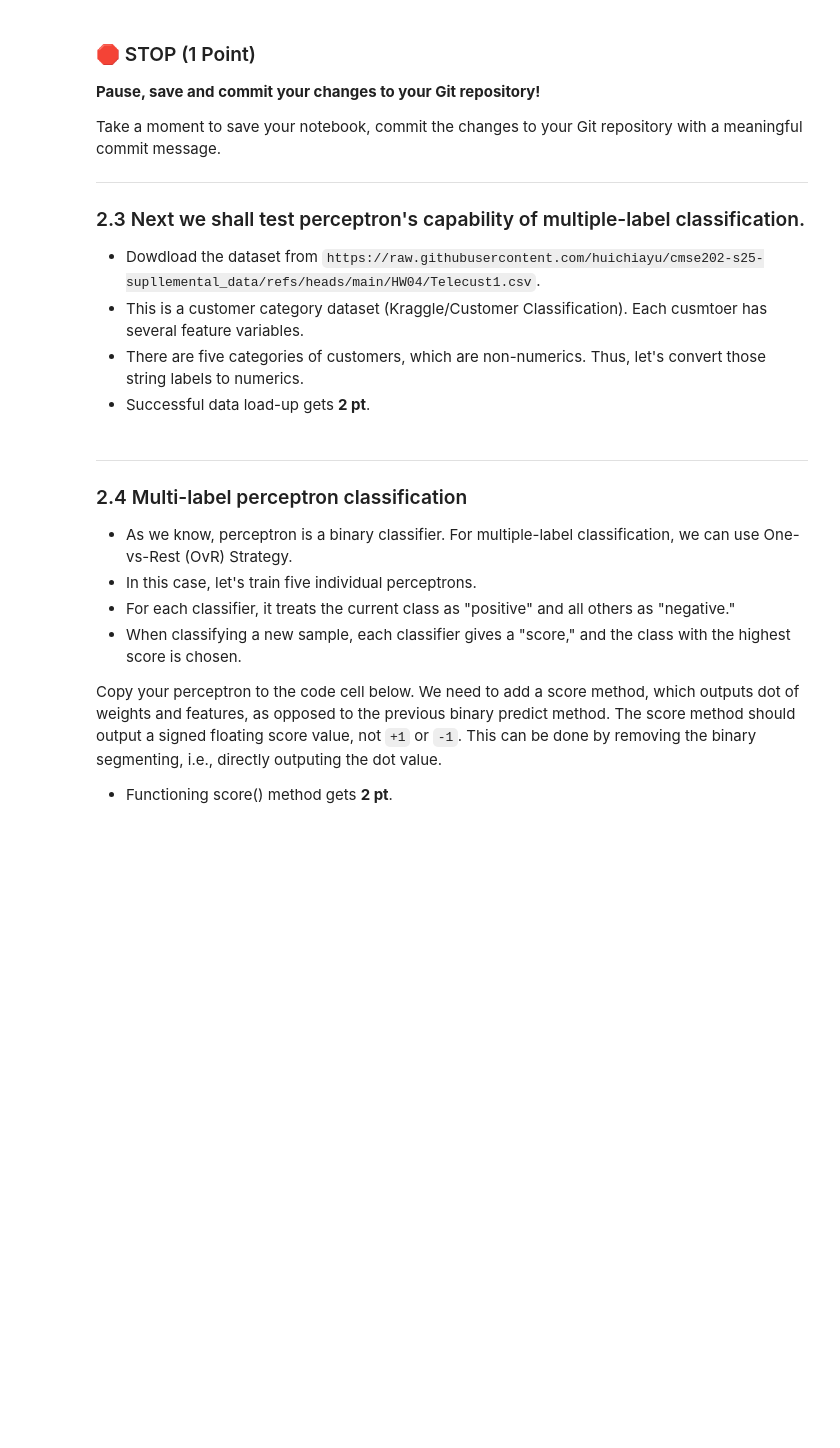
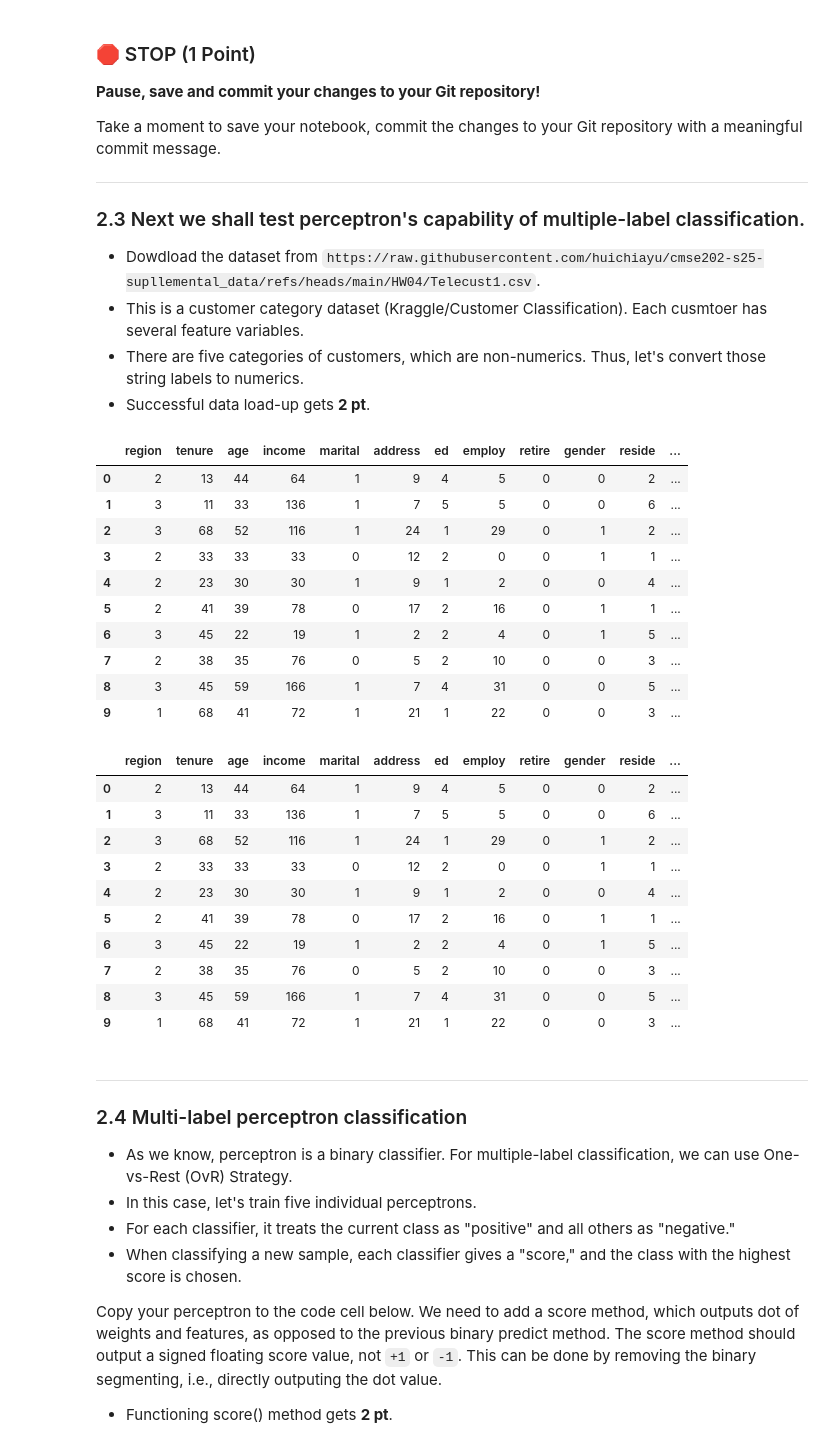
Before and after one commit to jamieh8821/CMSE202-f25-turnin, a Jupyter notebook: hw-04/HW-04_Perceptron_SVM_STUDENT.ipynb, the cells around one changed output. Drawn from its saved outputs; the diff is of its cells as text; code cells hidden in the pictures; blank space fills up the shorter version.

```diff
--- a/hw-04/HW-04_Perceptron_SVM_STUDENT.ipynb
+++ b/hw-04/HW-04_Perceptron_SVM_STUDENT.ipynb
@@ -247,6 +247,37 @@ Take a moment to save your notebook, commit the changes to your Git repository w
 # %%
 # Download and load the dataset. Convert non-numerical labels to numerics.
 # put your code here
+url = "https://raw.githubusercontent.com/huichiayu/cmse202-s25-supllemental_data/refs/heads/main/HW04/Telecust1.csv"
+df = pd.read_csv(url)
+display(df.head(10))
+
+
+cat_cols = df.select_dtypes(include="object").columns.tolist()
+df['custcat'] = df['custcat'].astype('category').cat.codes
+display(df.head(10))
+# %% [output]
+|  | region | tenure | age | income | marital | address | ed | employ | retire | gender | reside | ... |
+| 0 | 2 | 13 | 44 | 64 | 1 | 9 | 4 | 5 | 0 | 0 | 2 | ... |
+| 1 | 3 | 11 | 33 | 136 | 1 | 7 | 5 | 5 | 0 | 0 | 6 | ... |
+| 2 | 3 | 68 | 52 | 116 | 1 | 24 | 1 | 29 | 0 | 1 | 2 | ... |
+| 3 | 2 | 33 | 33 | 33 | 0 | 12 | 2 | 0 | 0 | 1 | 1 | ... |
+| 4 | 2 | 23 | 30 | 30 | 1 | 9 | 1 | 2 | 0 | 0 | 4 | ... |
+| 5 | 2 | 41 | 39 | 78 | 0 | 17 | 2 | 16 | 0 | 1 | 1 | ... |
+| 6 | 3 | 45 | 22 | 19 | 1 | 2 | 2 | 4 | 0 | 1 | 5 | ... |
+| 7 | 2 | 38 | 35 | 76 | 0 | 5 | 2 | 10 | 0 | 0 | 3 | ... |
+| 8 | 3 | 45 | 59 | 166 | 1 | 7 | 4 | 31 | 0 | 0 | 5 | ... |
+| 9 | 1 | 68 | 41 | 72 | 1 | 21 | 1 | 22 | 0 | 0 | 3 | ... |
+|  | region | tenure | age | income | marital | address | ed | employ | retire | gender | reside | ... |
+| 0 | 2 | 13 | 44 | 64 | 1 | 9 | 4 | 5 | 0 | 0 | 2 | ... |
+| 1 | 3 | 11 | 33 | 136 | 1 | 7 | 5 | 5 | 0 | 0 | 6 | ... |
+| 2 | 3 | 68 | 52 | 116 | 1 | 24 | 1 | 29 | 0 | 1 | 2 | ... |
+| 3 | 2 | 33 | 33 | 33 | 0 | 12 | 2 | 0 | 0 | 1 | 1 | ... |
+| 4 | 2 | 23 | 30 | 30 | 1 | 9 | 1 | 2 | 0 | 0 | 4 | ... |
+| 5 | 2 | 41 | 39 | 78 | 0 | 17 | 2 | 16 | 0 | 1 | 1 | ... |
+| 6 | 3 | 45 | 22 | 19 | 1 | 2 | 2 | 4 | 0 | 1 | 5 | ... |
+| 7 | 2 | 38 | 35 | 76 | 0 | 5 | 2 | 10 | 0 | 0 | 3 | ... |
+| 8 | 3 | 45 | 59 | 166 | 1 | 7 | 4 | 31 | 0 | 0 | 5 | ... |
+| 9 | 1 | 68 | 41 | 72 | 1 | 21 | 1 | 22 | 0 | 0 | 3 | ... |
 # %% [markdown]
 ---
 ### 2.4 Multi-label perceptron classification
```
Also changed, not shown: parts of 6 cells of this notebook.
